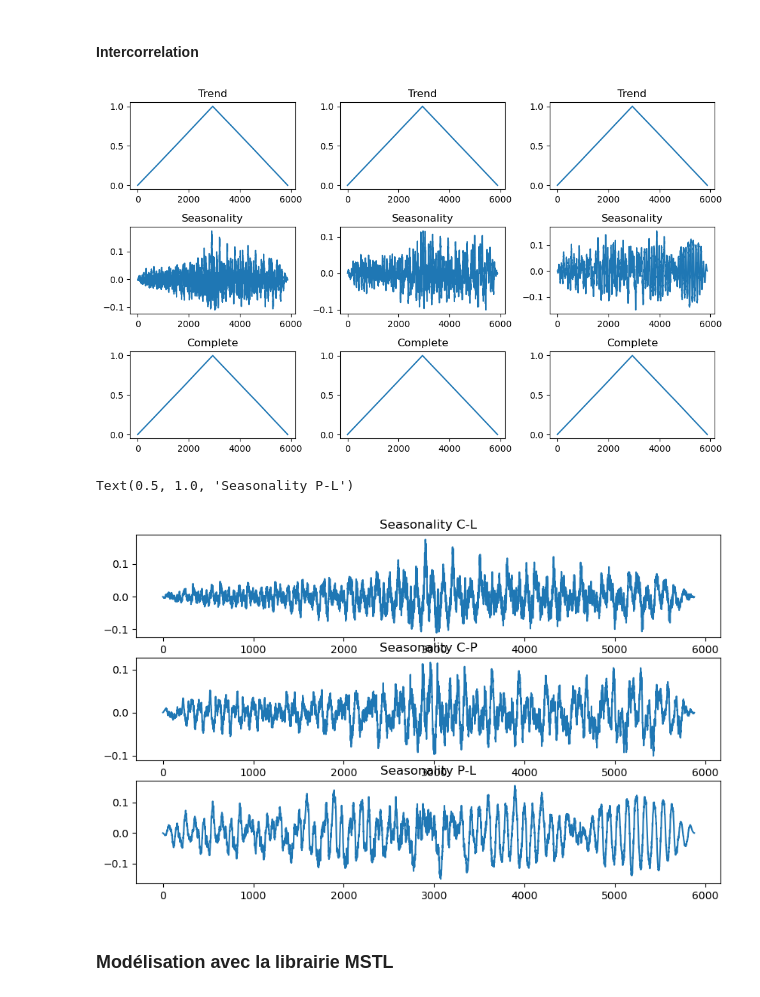
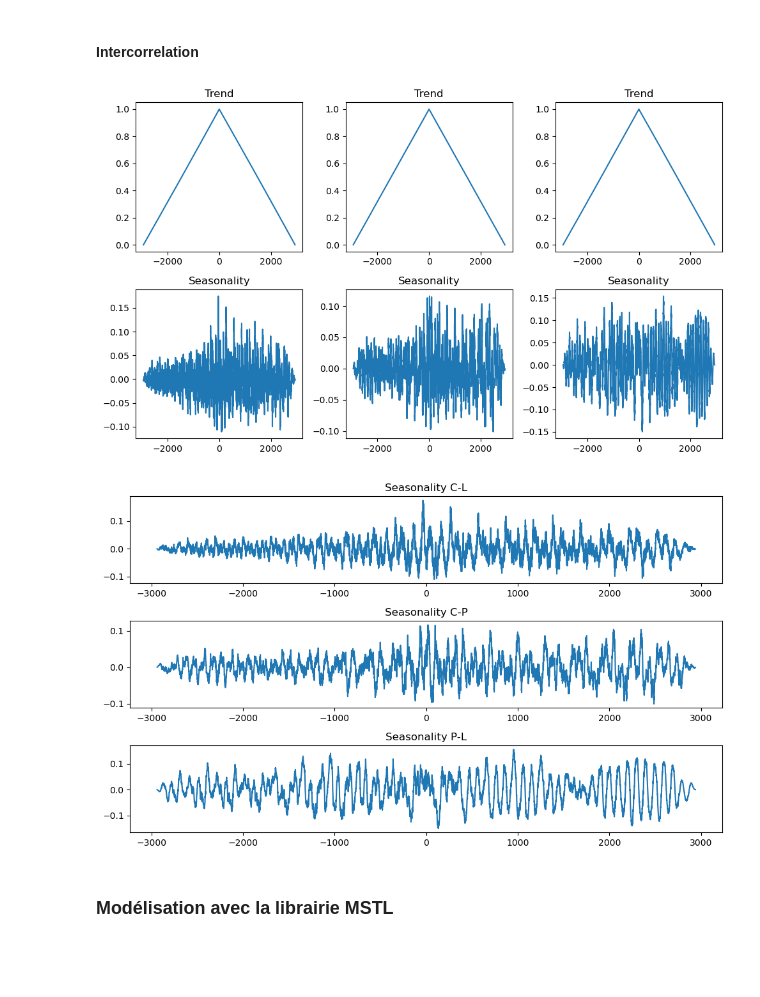
Before and after one commit to PiDchsn/Projet-RI, a Jupyter notebook: Radar.ipynb, the cells around one changed output. Drawn from its saved outputs; the diff is of its cells as text; code cells hidden in the pictures; blank space fills up the shorter version.

Commit message:
correlation_lags + correlation radar/dendro

```diff
--- a/Radar.ipynb
+++ b/Radar.ipynb
@@ -540,75 +539,66 @@ Avec cette méthode, on peut observer que les résidus correspondent bien à des
 # %% [markdown]
 #### Intercorrelation
 # %%
-fig, ax = plt.subplots(3,3, figsize=(10, 6))
+fig, ax = plt.subplots(2,3, figsize=(10, 6))
 
+lags_12 = scipy.signal.correlation_lags(len(result_stl1.trend), len(result_stl2.trend), mode='full')
 corr_t_12 = scipy.signal.correlate(result_stl1.trend,result_stl2.trend)
 norm_factor_12 = np.sqrt(np.sum(result_stl1.trend**2) * np.sum(result_stl2.trend**2))
 corr_t_normalized_12 = corr_t_12 / norm_factor_12
+lags_13 = scipy.signal.correlation_lags(len(result_stl1.trend), len(result_stl3.trend), mode='full')
 corr_t_13 = scipy.signal.correlate(result_stl1.trend,result_stl3.trend)
 norm_factor_13 = np.sqrt(np.sum(result_stl1.trend**2) * np.sum(result_stl3.trend**2))
 corr_t_normalized_13 = corr_t_13 / norm_factor_13
+lags_32 = scipy.signal.correlation_lags(len(result_stl3.trend), len(result_stl2.trend), mode='full')
 corr_t_32 = scipy.signal.correlate(result_stl3.trend,result_stl2.trend)
 norm_factor_32 = np.sqrt(np.sum(result_stl3.trend**2) * np.sum(result_stl2.trend**2))
 corr_t_normalized_32 = corr_t_32 / norm_factor_32
 
-ax[0,0].plot(corr_t_normalized_12)
+ax[0,0].plot(lags_12,corr_t_normalized_12)
 ax[0,0].set_title('Trend')
-ax[0,1].plot(corr_t_normalized_13)
+ax[0,1].plot(lags_13,corr_t_normalized_13)
 ax[0,1].set_title('Trend')
-ax[0,2].plot(corr_t_normalized_32)
+ax[0,2].plot(lags_32,corr_t_normalized_32)
 ax[0,2].set_title('Trend')
 
+lags_12 = scipy.signal.correlation_lags(len(result_stl1.seasonal), len(result_stl2.seasonal), mode='full')
 corr_s_12 = scipy.signal.correlate(result_stl1.seasonal,result_stl2.seasonal)
 norm_factor_12 = np.sqrt(np.sum(result_stl1.seasonal**2) * np.sum(result_stl2.seasonal**2))
 corr_s_normalized_12 = corr_s_12 / norm_factor_12
+lags_13 = scipy.signal.correlation_lags(len(result_stl1.seasonal), len(result_stl3.seasonal), mode='full')
 corr_s_13 = scipy.signal.correlate(result_stl1.seasonal,result_stl3.seasonal)
 norm_factor_13 = np.sqrt(np.sum(result_stl1.seasonal**2) * np.sum(result_stl3.seasonal**2))
 corr_s_normalized_13 = corr_s_13 / norm_factor_13
+lags_32 = scipy.signal.correlation_lags(len(result_stl3.seasonal), len(result_stl2.seasonal), mode='full')
 corr_s_32 = scipy.signal.correlate(result_stl3.seasonal,result_stl2.seasonal)
 norm_factor_32 = np.sqrt(np.sum(result_stl3.seasonal**2) * np.sum(result_stl2.seasonal**2))
 corr_s_normalized_32 = corr_s_32 / norm_factor_32
 
-ax[1,0].plot(corr_s_normalized_12)
+ax[1,0].plot(lags_12,corr_s_normalized_12)
 ax[1,0].set_title('Seasonality')
-ax[1,1].plot(corr_s_normalized_13)
+ax[1,1].plot(lags_13,corr_s_normalized_13)
 ax[1,1].set_title('Seasonality')
-ax[1,2].plot(corr_s_normalized_32)
+ax[1,2].plot(lags_32,corr_s_normalized_32)
 ax[1,2].set_title('Seasonality')
-
-corr_a_12 = scipy.signal.correlate(time_serie_1,time_serie_2)
-norm_factor_12 = np.sqrt(np.sum(time_serie_1**2) * np.sum(time_serie_2**2))
-corr_a_normalized_12 = corr_a_12 / norm_factor_12
-corr_a_13 = scipy.signal.correlate(time_serie_1,time_serie_3)
-norm_factor_13 = np.sqrt(np.sum(time_serie_1**2) * np.sum(time_serie_3**2))
-corr_a_normalized_13 = corr_a_13 / norm_factor_13
-corr_a_32 = scipy.signal.correlate(time_serie_3,time_serie_2)
-norm_factor_32 = np.sqrt(np.sum(time_serie_3**2) * np.sum(time_serie_2**2))
-corr_a_normalized_32 = corr_a_12 / norm_factor_12
-
-ax[2,0].plot(corr_a_normalized_12)
-ax[2,0].set_title('Complete')
-ax[2,1].plot(corr_a_normalized_13)
-ax[2,1].set_title('Complete')
-ax[2,2].plot(corr_a_normalized_32)
-ax[2,2].set_title('Complete')
 
 plt.tight_layout()
 plt.show()
 # %% [output]
-[figure, old version]
+[figure, new version]
 # %%
 fig, ax = plt.subplots(3,1, figsize=(10, 6))
 
-ax[0].plot(corr_s_normalized_12)
+ax[0].plot(lags_12,corr_s_normalized_12)
 ax[0].set_title('Seasonality C-L')
-ax[1].plot(corr_s_normalized_13)
+ax[1].plot(lags_13,corr_s_normalized_13)
 ax[1].set_title('Seasonality C-P')
-ax[2].plot(corr_s_normalized_32)
+ax[2].plot(lags_32,corr_s_normalized_32)
 ax[2].set_title('Seasonality P-L')
+
+plt.tight_layout()
+plt.show()
 # %% [output]
-Text(0.5, 1.0, 'Seasonality P-L')
-[figure, old version]
+[figure, new version]
 # %% [markdown]
 ### Modélisation avec la librairie MSTL
 # %%
```
Also changed, not shown: parts of 26 cells of this notebook, 1 other file.
